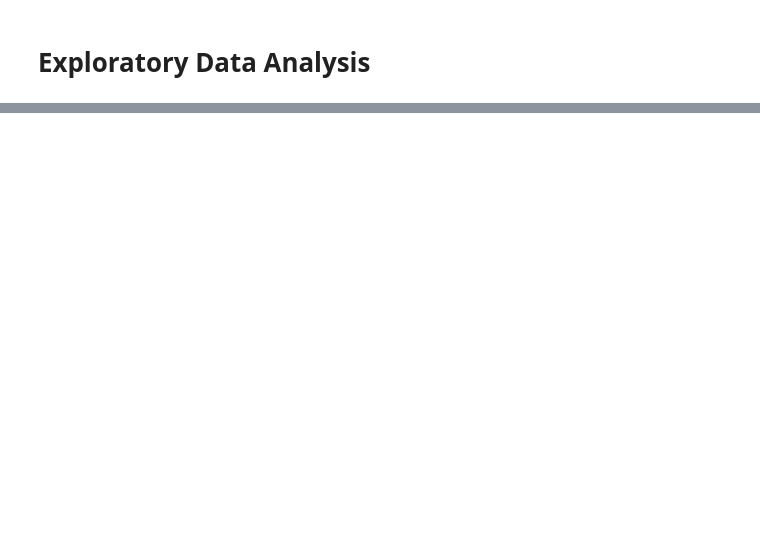
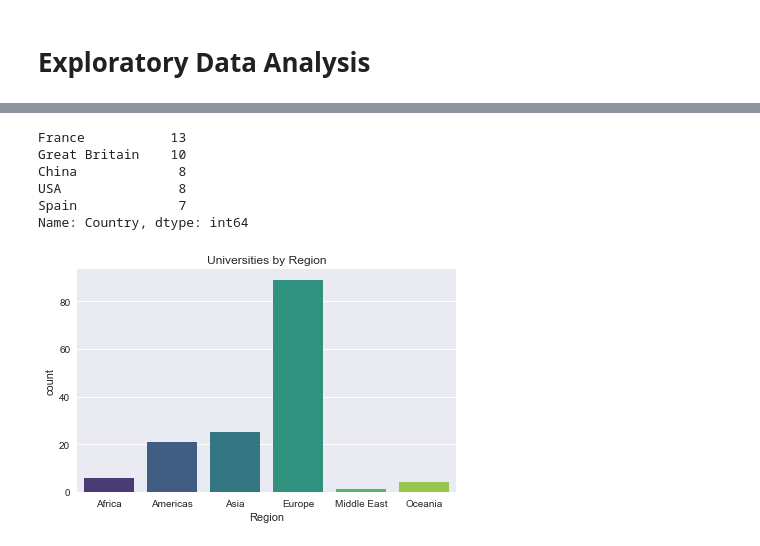
Before and after one commit to alexvmt/University-of-Cologne-Partner-Universities-2018, a Jupyter notebook: university of cologne partner universities 2018.ipynb, the cells around one changed output, grey strips where cells are left out. Drawn from its saved outputs; the diff is of its cells as text; code cells hidden in the pictures; blank space fills up the shorter version.

Commit message:
extracted countries and universities and merged with regions

```diff
--- a/university of cologne partner universities 2018.ipynb
+++ b/university of cologne partner universities 2018.ipynb
@@ -133,0 +150,15 @@ pd.merge(df6,df5,how='left',on='Continent Input IDs').drop()
+# %%
+#find countries and universities in html
+
+countries_universities = []
+
+for id in region_input_ids:
+
+    countries_universities_raw = list(soup.find(id=id).find_all('p'))
+
+    countries_universities_raw = [item.get_text('_') for item in countries_universities_raw]
+    countries_universities_raw = [item.split('_') for item in countries_universities_raw]
+
+    countries_universities.extend(countries_universities_raw)
+
+countries_universities
@@ -133,0 +183,5 @@ pd.merge(df6,df5,how='left',on='Continent Input IDs').drop()
+# %%
+#create data frame from list with countries and universities
+
+df_countries_universities = pd.DataFrame(countries_universities)
+df_countries_universities.head()
@@ -133,0 +195,8 @@ pd.merge(df6,df5,how='left',on='Continent Input IDs').drop()
+# %%
+#transform data frame from list with countries and universities
+
+df_melt_countries_universities = pd.melt(df_countries_universities, id_vars=0)
+df_melt_countries_universities = df_melt_countries_universities.dropna().drop(columns='variable')
+df_melt_countries_universities.columns = ['Country','University']
+df_final_countries_universities = df_melt_countries_universities.reset_index().drop(columns='index')
+df_final_countries_universities.head()
@@ -133,0 +210,6 @@ pd.merge(df6,df5,how='left',on='Continent Input IDs').drop()
+# %%
+#merge countries and universities with region mapping
+
+df_final_countries_universities_map = pd.merge(df_final_countries_universities,df_region_country_mapping,how='outer',on='Country')
+df_final_countries_universities_map.drop(columns=['Region Input IDs','Region IDs'],inplace=True)
+df_final_countries_universities_map.head()
@@ -135,0 +319,15 @@ pd.merge(df6,df5,how='left',on='Continent Input IDs').drop()
+# %%
+df_final_countries_universities_map['Country'].value_counts().head(5)
+# %% [output]
+France           13
+Great Britain    10
+China             8
+USA               8
+Spain             7
+Name: Country, dtype: int64
+# %%
+sns.countplot(x='Region',data=df_final_countries_universities_map,palette='viridis')
+plt.title('Universities by Region')
+plt.tight_layout()
+# %% [output]
+[figure, added]
```
Also changed, not shown: parts of 31 cells of this notebook.
